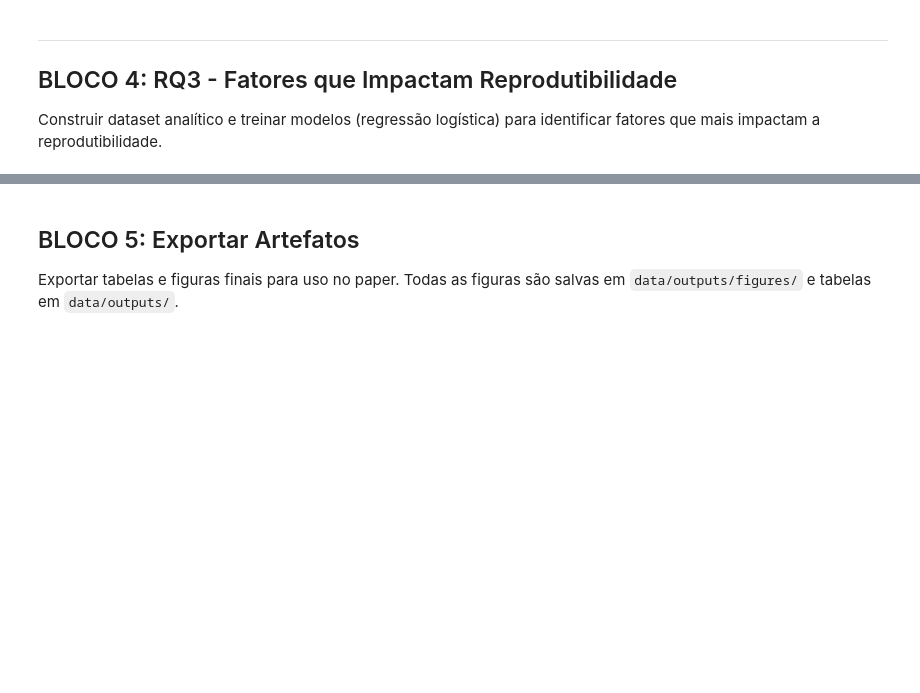
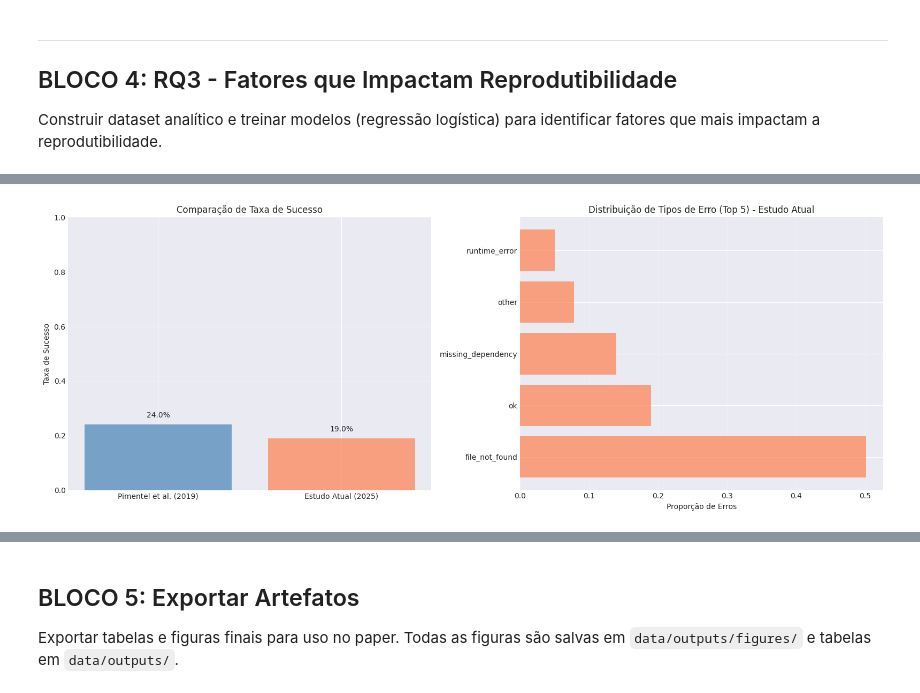
Before and after one commit to andre-fig/reproducibility_of_jupyter_notebooks, a Jupyter notebook: scripts/pipeline_master.ipynb, the cells around one changed output, grey strips where cells are left out. Drawn from its saved outputs; the diff is of its cells as text; code cells hidden in the pictures; blank space fills up the shorter version.

```diff
--- a/scripts/pipeline_master.ipynb
+++ b/scripts/pipeline_master.ipynb
@@ -628,0 +1119,87 @@ RQ3 concluída!
+# %%
+# === BLOCO 8: ANÁLISE EXPLORATÓRIA - COMPARAÇÃO COM LITERATURA ===
+
+print("📊 Bloco 8: Análise Exploratória - Comparação com Literatura\n")
+
+if df_master.empty:
+    print("⚠️  df_master está vazio. Verifique o Bloco 1.")
+else:
+    # Calcular métricas principais do estudo atual
+    total_notebooks = len(df_master)
+    exec_ok_count = df_master['exec_ok'].map(to_bool).sum()
+    success_rate = exec_ok_count / total_notebooks if total_notebooks > 0 else 0
+
+    # Distribuição de tipos de erro
+    error_dist = df_master['exec_error_type'].value_counts()
+
+    print(f"Estudo Atual (2025):")
+    print(f"  Total de notebooks: {total_notebooks}")
+    print(f"  Taxa de sucesso: {success_rate:.1%} ({exec_ok_count}/{total_notebooks})")
+    print(f"\nDistribuição de erros:")
+    for error_type, count in error_dist.items():
+        print(f"  {error_type}: {count} ({count/total_notebooks*100:.1f}%)")
+
+    # Comparação com Pimentel et al. (2019) - valores de referência
+    # Nota: Estes são valores aproximados baseados no artigo
+    pimentel_2019 = {
+        'total_notebooks': 1000000,  # Aproximado
+        'success_rate': 0.24,  # 24% aproximadamente
+        'file_not_found_rate': 0.15,  # Aproximado
+        'missing_dependency_rate': 0.10  # Aproximado
+    }
+
+    print(f"\nPimentel et al. (2019) - Referência:")
+    print(f"  Taxa de sucesso: {pimentel_2019['success_rate']:.1%}")
+    print(f"  Taxa de file_not_found: {pimentel_2019['file_not_found_rate']:.1%}")
+    print(f"  Taxa de missing_dependency: {pimentel_2019['missing_dependency_rate']:.1%}")
+
+    # Comparação visual
+    fig, axes = plt.subplots(1, 2, figsize=(16, 6))
+
+    # Taxa de sucesso
+    comparison_data = pd.DataFrame({
+        'Estudo': ['Pimentel et al. (2019)', 'Estudo Atual (2025)'],
+        'Taxa de Sucesso': [pimentel_2019['success_rate'], success_rate]
+    })
+
+    axes[0].bar(comparison_data['Estudo'], comparison_data['Taxa de Sucesso'],
+                color=['steelblue', 'coral'], alpha=0.7)
+    axes[0].set_ylabel('Taxa de Sucesso')
+    axes[0].set_title('Comparação de Taxa de Sucesso')
+    axes[0].set_ylim([0, 1])
+    axes[0].grid(axis='y', alpha=0.3)
+    for i, v in enumerate(comparison_data['Taxa de Sucesso']):
+        axes[0].text(i, v + 0.02, f'{v:.1%}', ha='center', va='bottom')
+
+    # Distribuição de erros (top 5)
+    current_errors = error_dist.head(5) / total_notebooks
+    axes[1].barh(current_errors.index, current_errors.values, color='coral', alpha=0.7)
+    axes[1].set_xlabel('Proporção de Erros')
+    axes[1].set_title('Distribuição de Tipos de Erro (Top 5) - Estudo Atual')
+    axes[1].grid(axis='x', alpha=0.3)
+
+    plt.tight_layout()
+    plt.savefig(FIG_DIR / 'rq8_literature_comparison.png', dpi=300, bbox_inches='tight')
+    plt.show()
+
+    # Salvar comparação
+    comparison_df = pd.DataFrame({
+        'métrica': ['taxa_sucesso', 'taxa_file_not_found', 'taxa_missing_dependency'],
+        'pimentel_2019': [
+            pimentel_2019['success_rate'],
+            pimentel_2019['file_not_found_rate'],
+            pimentel_2019['missing_dependency_rate']
+        ],
+        'estudo_atual_2025': [
+            success_rate,
+            (error_dist.get('file_not_found', 0) / total_notebooks),
+            (error_dist.get('missing_dependency', 0) / total_notebooks)
+        ]
+    })
+    comparison_df['diferença'] = comparison_df['estudo_atual_2025'] - comparison_df['pimentel_2019']
+
+    comparison_df.to_csv(DATA_OUTPUTS / 'rq8_literature_comparison.csv', index=False)
+
+    print(f"\n✓ Comparação salva em: {DATA_OUTPUTS / 'rq8_literature_comparison.csv'}")
+    print(f"✓ Figura salva em: {FIG_DIR / 'rq8_literature_comparison.png'}")
+# %% [output]
@@ -628,0 +1225 @@ RQ3 concluída!
+[figure, added]
```
Also changed, not shown: parts of 10 cells of this notebook, 16 other files.
